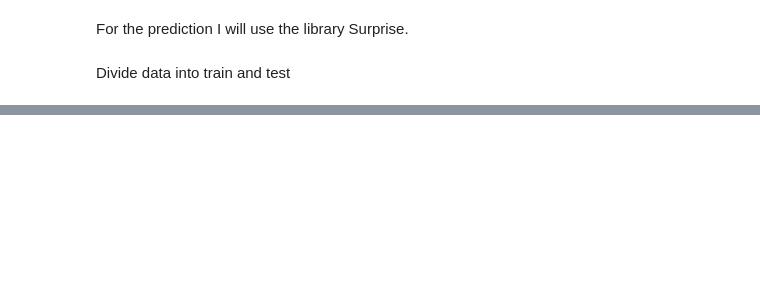
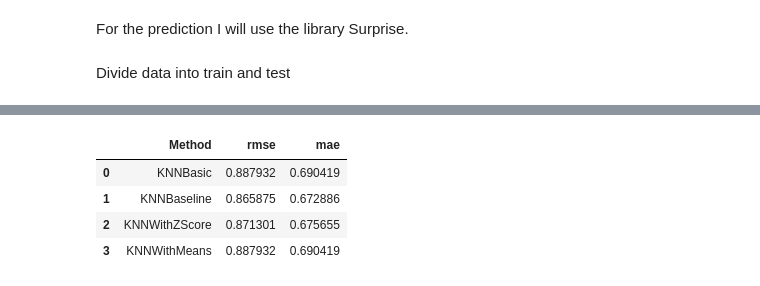
Before and after one commit to zuba0/Book-recommendation-system, a Jupyter notebook: Collaborative filtering.ipynb, the cells around one changed output, grey strips where cells are left out. Saved outputs shown, nothing was run; the diff lists cells and outputs as text; code cells hidden in the pictures; blank space fills up the shorter version.

```diff
--- a/Collaborative filtering.ipynb
+++ b/Collaborative filtering.ipynb
@@ -224,9 +160,9 @@ param_grid = {'k': [40, 50, 60],
              }
 results = []
 # %%
-for model in model_list:
-    grid = GridSearchCV(model,param_grid, cv = 10)
-    grid.fit(train)
-    print(f' Best params for model {str(model)} are {grid.best_params_}')
-    results.append((str(model)[:-2],model))
+for name, model in model_dict.items():
+    grid = GridSearchCV(model,param_grid, cv = 2)
+    grid.fit(data)
+    print(f' Best params for model {str(model)} are {grid.best_params}')
+    results.append((name, grid.best_estimator['rmse'], grid.best_estimator['rmse']))
 # %% [output]
@@ -263,0 +206,26 @@ for name, model in model_list:
+# %%
+rmse = []
+mae = []
+for name, model,_ in results:
+    print(name)
+
+    # now test on the trainset
+    trainset = data.build_full_trainset()
+    model.fit(trainset)
+
+    # Compute biased accuracy on A
+    predictions = model.test(trainset.build_testset())
+    print('Biased accuracy on A,', end='   ')
+    accuracy.rmse(predictions)
+
+    # Compute unbiased accuracy on B
+    testset = data.construct_testset(test_raw_ratings)  # testset is now the set B
+    predictions = model.test(testset)
+    print('Unbiased accuracy on B,', end=' ')
+    accuracy.rmse(predictions)
+    rmse_score = accuracy.rmse(predictions)
+    mae_score = accuracy.mae(predictions)
+    print("RMSE: {}".format(rmse_score))
+    print("MAE: {}".format(mae_score))
+    rmse.append(rmse_score)
+    mae.append(mae_score)
@@ -264,10 +271,15 @@ for name, model in model_list:
 # %%
 import pandas as pd
-d = {'precision_score': precision_score,
-     'recall_score': recall_score,
-     'f1_score': f1_score,
-     'accuracy_score' : accuracy_score
+d = {'rmse': rmse,
+     'mae': mae
     }
 df = pd.DataFrame(data=d)
-df.insert(loc=0, column='Method', value=['SVM rbf','XGBoost','RF','ExtraTrees','Adaboost'])
+df.insert(loc=0, column='Method', value=['KNNBasic','KNNBaseline',
+              'KNNWithZScore','KNNWithMeans'])
 df
+# %% [output]
+|  | Method | rmse | mae |
+| 0 | KNNBasic | 0.887932 | 0.690419 |
+| 1 | KNNBaseline | 0.865875 | 0.672886 |
+| 2 | KNNWithZScore | 0.871301 | 0.675655 |
+| 3 | KNNWithMeans | 0.887932 | 0.690419 |
```
Also changed, not shown: parts of 39 cells of this notebook.
